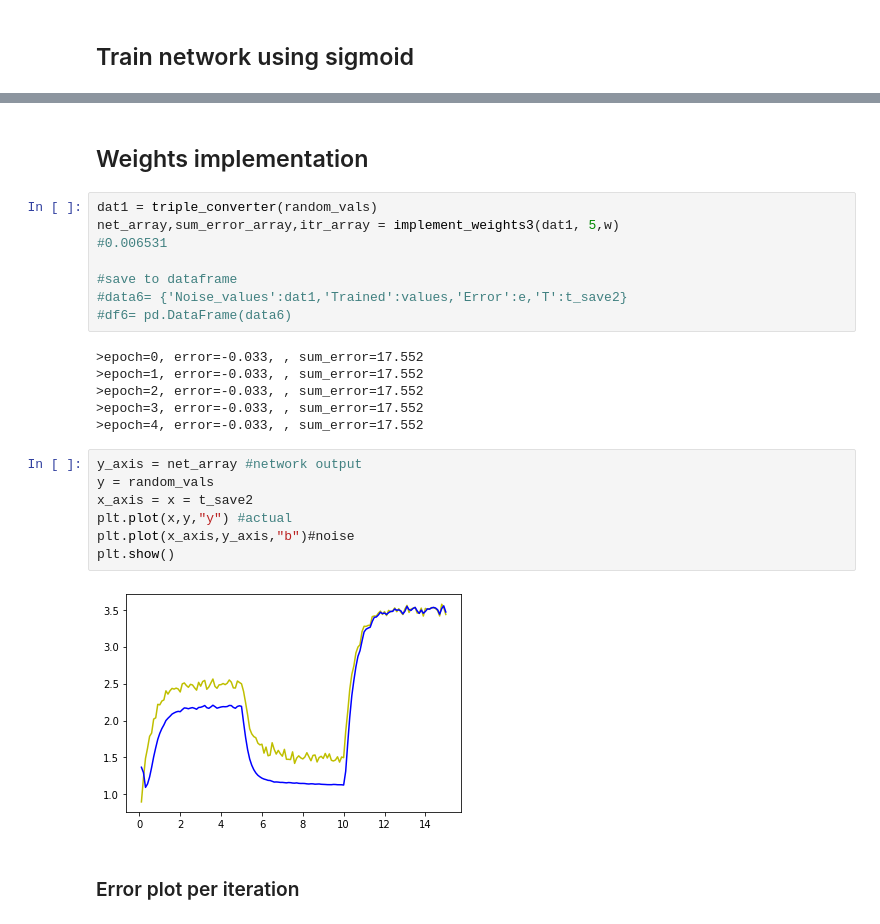
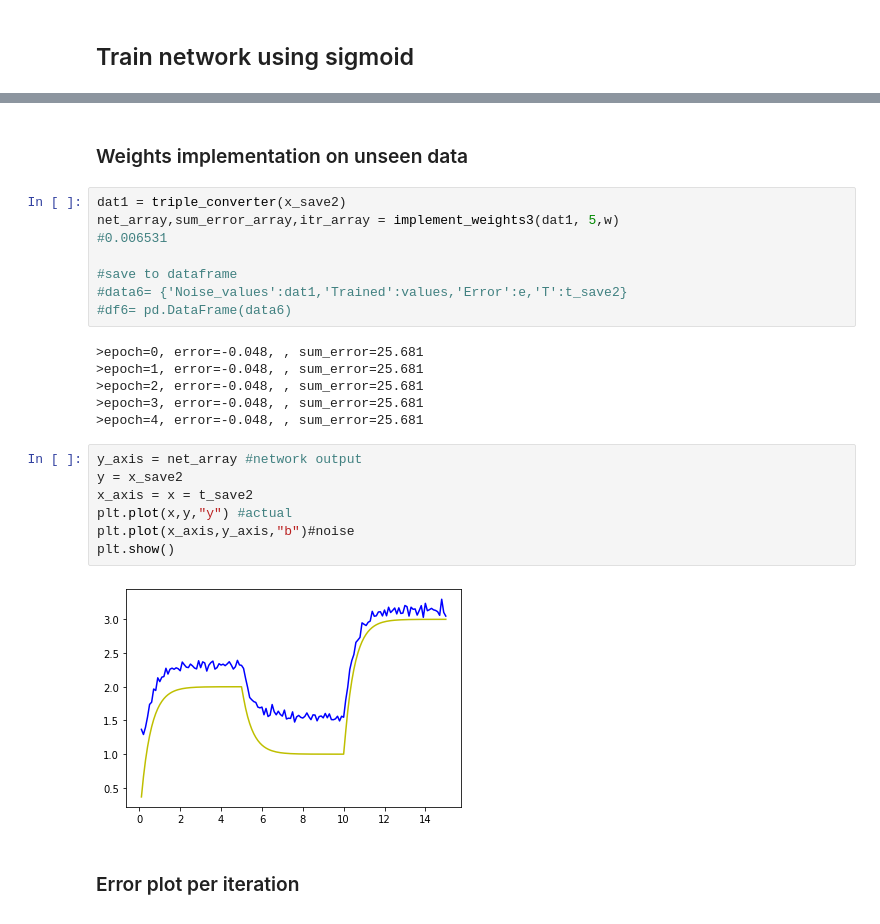
Before and after one commit to Kikumu/Computational-science-practice, a Jupyter notebook: CourseProject/Computational-Science-ACW.ipynb, the cells around one changed output, grey strips where cells are left out. Drawn from its saved outputs; the diff is of its cells as text.

```diff
--- a/CourseProject/Computational-Science-ACW.ipynb
+++ b/CourseProject/Computational-Science-ACW.ipynb
@@ -487,7 +498,7 @@ df6= pd.DataFrame(data6)
 # %% [markdown]
-## Weights implementation
+### Weights implementation on unseen data
 # %%
-dat1 = triple_converter(random_vals)
+dat1 = triple_converter(x_save2)
 net_array,sum_error_array,itr_array = implement_weights3(dat1, 5,w)
 #0.006531
 
@@ -495,20 +506,20 @@ net_array,sum_error_array,itr_array = implement_weights3(dat1, 5,w)
 #data6= {'Noise_values':dat1,'Trained':values,'Error':e,'T':t_save2}
 #df6= pd.DataFrame(data6)
 # %% [output]
->epoch=0, error=-0.033, , sum_error=17.552
->epoch=1, error=-0.033, , sum_error=17.552
->epoch=2, error=-0.033, , sum_error=17.552
->epoch=3, error=-0.033, , sum_error=17.552
->epoch=4, error=-0.033, , sum_error=17.552
+>epoch=0, error=-0.048, , sum_error=25.681
+>epoch=1, error=-0.048, , sum_error=25.681
+>epoch=2, error=-0.048, , sum_error=25.681
+>epoch=3, error=-0.048, , sum_error=25.681
+>epoch=4, error=-0.048, , sum_error=25.681
 # %%
 y_axis = net_array #network output
-y = random_vals
+y = x_save2
 x_axis = x = t_save2
 plt.plot(x,y,"y") #actual
 plt.plot(x_axis,y_axis,"b")#noise
 plt.show()
 # %% [output]
-[figure, old version]
+[figure, new version]
 # %% [markdown]
 ### Error plot per iteration
 # %%
```
Also changed, not shown: parts of 6 cells of this notebook.
